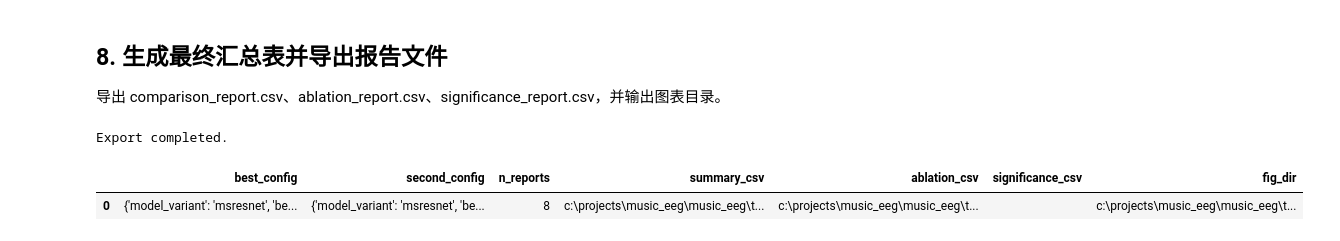
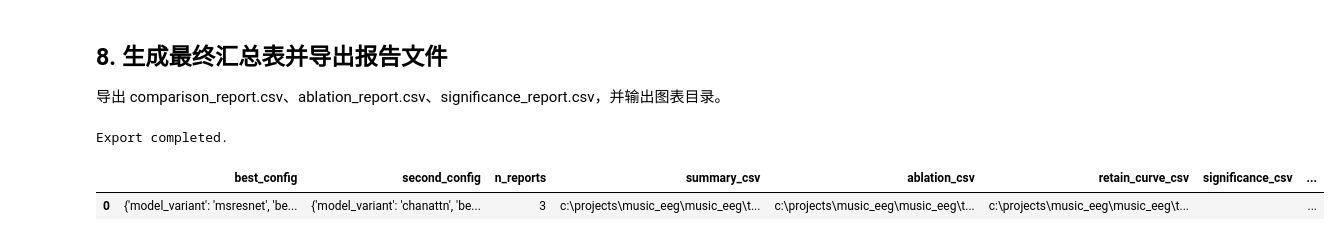
Before and after one commit to ZZC-MK2000/music_eeg, a Jupyter notebook: training_runner/notebooks/comparison_report.ipynb, the cells around one changed output. Saved outputs shown, nothing was run; the diff lists cells and outputs as text; code cells hidden in the pictures.

```diff
--- a/training_runner/notebooks/comparison_report.ipynb
+++ b/training_runner/notebooks/comparison_report.ipynb
@@ -359,18 +383,27 @@ DATA_ROOT = PROJECT_ROOT / "processed_data"
 ROOT = PROJECT_ROOT / "training_runner" / "results"
 ROOT.mkdir(parents=True, exist_ok=True)
 
+REPORT_JSON_DIR = ROOT / "reports" / "json"
+REPORT_CSV_DIR = ROOT / "reports" / "csv"
+REPORT_JSON_DIR.mkdir(parents=True, exist_ok=True)
+REPORT_CSV_DIR.mkdir(parents=True, exist_ok=True)
+
 FIG_DIR = ROOT / "figures"
 FIG_DIR.mkdir(parents=True, exist_ok=True)
 
 MAIN_METRIC = "test_macro_f1"
 COMPARE_DIMS = ["best_model", "model_variant", "deep_loss", "use_onecycle", "run_classical_models"]
+FORMAL_REPORT_PREFIX = "report_formal_"
 
 print("PROJECT_ROOT:", PROJECT_ROOT)
 print("DATA_ROOT:", DATA_ROOT)
 print("RESULT_ROOT:", ROOT)
+print("REPORT_JSON_DIR:", REPORT_JSON_DIR)
+print("REPORT_CSV_DIR:", REPORT_CSV_DIR)
 print("FIG_DIR:", FIG_DIR)
 print("MAIN_METRIC:", MAIN_METRIC)
 print("COMPARE_DIMS:", COMPARE_DIMS)
+print("FORMAL_REPORT_PREFIX:", FORMAL_REPORT_PREFIX)
 # %% [output]
 PROJECT_ROOT: c:\projects\music_eeg\music_eeg
 DATA_ROOT: c:\projects\music_eeg\music_eeg\processed_data
@@ -384,19 +420,35 @@ COMPARE_DIMS: ['best_model', 'model_variant', 'deep_loss', 'use_onecycle', 'run_
 从 JSON/CSV 批量读取实验结果，提取 run_id、配置字段、val/test/macro_f1，并记录读取失败项。
 # %%
 grid_dir = ROOT / "ablation_grid"
+grid_dir_alt = REPORT_JSON_DIR / "ablation_grid"
 grid_json_files = sorted(grid_dir.glob("grid_*.json")) if grid_dir.exists() else []
+grid_json_files += sorted(grid_dir_alt.glob("grid_*.json")) if grid_dir_alt.exists() else []
+formal_json_files = sorted(REPORT_JSON_DIR.glob(f"{FORMAL_REPORT_PREFIX}*.json"))
+if not formal_json_files:
+    formal_json_files = sorted(ROOT.glob(f"{FORMAL_REPORT_PREFIX}*.json"))
 
-# Prefer complete factorial grid reports when available.
-if grid_json_files:
+# Prefer formal comparison reports when available.
+if formal_json_files:
+    json_files = formal_json_files
+    report_scope = "formal_reports"
+# Else prefer complete factorial grid reports.
+elif grid_json_files:
     json_files = grid_json_files
     report_scope = "ablation_grid"
 else:
     json_files = sorted(
-        p for p in ROOT.glob("*.json") if p.name not in {"split_summary.json", "nmedt_features.summary.json"}
+        p for p in REPORT_JSON_DIR.glob("*.json")
+        if p.name not in {"split_summary.json", "nmedt_features.summary.json", "formal_compare_settings.json"}
     )
+    if not json_files:
+        json_files = sorted(
+            p for p in ROOT.glob("*.json") if p.name not in {"split_summary.json", "nmedt_features.summary.json", "formal_compare_settings.json"}
+        )
     report_scope = "root"
 
-csv_files = sorted(ROOT.glob("*.csv"))
+csv_files = sorted(REPORT_CSV_DIR.glob("*.csv"))
+if not csv_files:
+    csv_files = sorted(ROOT.glob("*.csv"))
 
 errors = []
 rows = []
@@ -797,35 +1119,39 @@ display(sig_df if not sig_df.empty else pd.DataFrame([{"info": "Not enough repea
 
 导出 comparison_report.csv、ablation_report.csv、significance_report.csv，并输出图表目录。
 # %%
-summary_out = ROOT / "comparison_report.csv"
-ablation_out = ROOT / "ablation_report.csv"
-sig_out = ROOT / "significance_report.csv"
+summary_out = REPORT_CSV_DIR / "comparison_report.csv"
+ablation_out = REPORT_CSV_DIR / "ablation_report.csv"
+sig_out = REPORT_CSV_DIR / "significance_report.csv"
+retain_out = REPORT_CSV_DIR / "channel_retain_curves.csv"
 
 if not test_rank.empty:
     test_rank.to_csv(summary_out, index=False, encoding="utf-8-sig")
 if not ablation_df.empty:
     ablation_df.to_csv(ablation_out, index=False, encoding="utf-8-sig")
-if not sig_df.empty:
+if "sig_df" in globals() and isinstance(sig_df, pd.DataFrame) and not sig_df.empty:
     sig_df.to_csv(sig_out, index=False, encoding="utf-8-sig")
+if "retain_curve_df" in globals() and isinstance(retain_curve_df, pd.DataFrame) and not retain_curve_df.empty:
+    retain_curve_df.to_csv(retain_out, index=False, encoding="utf-8-sig")
 
 best_config = test_rank.iloc[0].to_dict() if not test_rank.empty else {}
 second_config = test_rank.iloc[1].to_dict() if len(test_rank) > 1 else {}
 
 final_summary = pd.DataFrame([
     {
         "best_config": str(best_config),
         "second_config": str(second_config),
         "n_reports": len(df),
         "summary_csv": str(summary_out),
         "ablation_csv": str(ablation_out if ablation_out.exists() else ""),
+        "retain_curve_csv": str(retain_out if retain_out.exists() else ""),
         "significance_csv": str(sig_out if sig_out.exists() else ""),
         "fig_dir": str(FIG_DIR),
     }
 ])
 
 print("Export completed.")
 display(final_summary)
 # %% [output]
 Export completed.
-|  | best_config | second_config | n_reports | summary_csv | ablation_csv | significance_csv | fig_dir |
-| 0 | {'model_variant': 'msresnet', 'be... | {'model_variant': 'msresnet', 'be... | 8 | c:\projects\music_eeg\music_eeg\t... | c:\projects\music_eeg\music_eeg\t... |  | c:\projects\music_eeg\music_eeg\t... |
+|  | best_config | second_config | n_reports | summary_csv | ablation_csv | retain_curve_csv | significance_csv | ... |
+| 0 | {'model_variant': 'msresnet', 'be... | {'model_variant': 'chanattn', 'be... | 3 | c:\projects\music_eeg\music_eeg\t... | c:\projects\music_eeg\music_eeg\t... | c:\projects\music_eeg\music_eeg\t... |  | ... |
```
Also changed, not shown: parts of 10 cells of this notebook, 49 other files.
